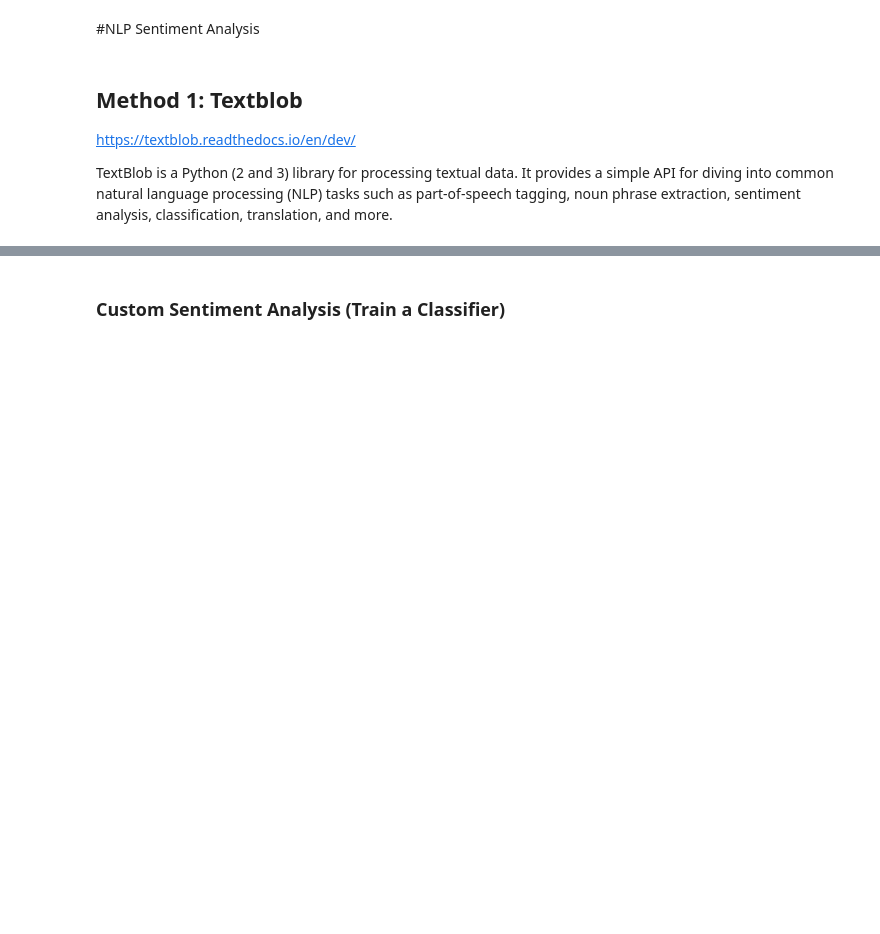
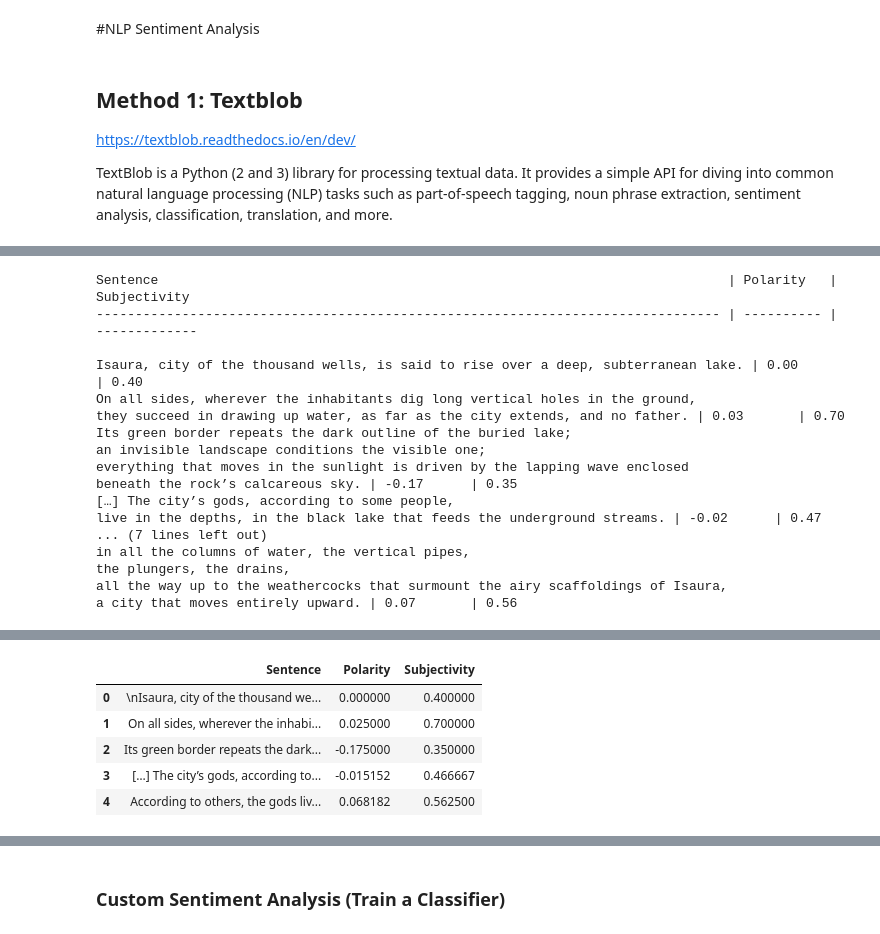
Before and after one commit to WilliamShengYangHuang/RC18_Machine_Learning, a Jupyter notebook: NLP_Sentiment_Analysis.ipynb, the cells around one changed output, grey strips where cells are left out. Cells and saved outputs as stored; diff of their text form; code cells hidden in the pictures; blank space fills up the shorter version.

```diff
--- a/NLP_Sentiment_Analysis.ipynb
+++ b/NLP_Sentiment_Analysis.ipynb
@@ -80,0 +89,70 @@ a city that moves entirely upward. 0.06818181818181818 0.5625
+# %%
+from textblob import TextBlob
+import nltk
+import pandas as pd
+
+nltk.download('punkt')
+
+# 'Isaura' in 'Invisible Cities' by Italo Carlvino
+text = '''
+Isaura, city of the thousand wells, is said to rise over a deep, subterranean lake.
+On all sides, wherever the inhabitants dig long vertical holes in the ground,
+they succeed in drawing up water, as far as the city extends, and no father.
+Its green border repeats the dark outline of the buried lake;
+an invisible landscape conditions the visible one;
+everything that moves in the sunlight is driven by the lapping wave enclosed
+beneath the rock’s calcareous sky. […] The city’s gods, according to some people,
+live in the depths, in the black lake that feeds the underground streams.
+According to others, the gods live in the buckets that rise,
+suspended from a cable, as they appear over the edge of the wells,
+in the revolving pulleys, in the windlasses of the norias, in the pump handles,
+in the blades of the windmills that draw the water up from the drillings,
+in the trestles that support the twisting probes,
+in the reservoirs perched on stilts over the roofs,
+in the slender arches of the aqueducts,
+in all the columns of water, the vertical pipes,
+the plungers, the drains,
+all the way up to the weathercocks that surmount the airy scaffoldings of Isaura,
+a city that moves entirely upward.
+'''
+
+blob = TextBlob(text)
+
+# Print header
+print(f"{'Sentence':<80} | {'Polarity':<10} | {'Subjectivity':<13}")
+
+# Print separator
+print(f"{'-'*80} | {'-'*10} | {'-'*13}")
+
+# Print sentences and their sentiment scores
+for sentence in blob.sentences:
+    print(f"{str(sentence):<80} | {sentence.sentiment.polarity:<10.2f} | {sentence.sentiment.subjectivity:<13.2f}")
+
+# Create an empty DataFrame
+df = pd.DataFrame(columns=['Sentence', 'Polarity', 'Subjectivity'])
+
+for sentence in blob.sentences:
+    # Add the sentence and its sentiment analysis output to the DataFrame
+    new_df = pd.DataFrame({'Sentence': [str(sentence)], 'Polarity': [sentence.sentiment.polarity], 'Subjectivity': [sentence.sentiment.subjectivity]})
+    df = pd.concat([df, new_df], ignore_index=True)
+
+# Preview DataFrame
+df
+# %% [output]
+Sentence                                                                         | Polarity   | Subjectivity
+-------------------------------------------------------------------------------- | ---------- | -------------
+
+Isaura, city of the thousand wells, is said to rise over a deep, subterranean lake. | 0.00       | 0.40
+On all sides, wherever the inhabitants dig long vertical holes in the ground,
+they succeed in drawing up water, as far as the city extends, and no father. | 0.03       | 0.70
+Its green border repeats the dark outline of the buried lake;
+an invisible landscape conditions the visible one;
+everything that moves in the sunlight is driven by the lapping wave enclosed
+beneath the rock’s calcareous sky. | -0.17      | 0.35
+[…] The city’s gods, according to some people,
+live in the depths, in the black lake that feeds the underground streams. | -0.02      | 0.47
+... (7 lines left out)
+in all the columns of water, the vertical pipes,
+the plungers, the drains,
+all the way up to the weathercocks that surmount the airy scaffoldings of Isaura,
+a city that moves entirely upward. | 0.07       | 0.56
@@ -80,0 +161,6 @@ a city that moves entirely upward. 0.06818181818181818 0.5625
+|  | Sentence | Polarity | Subjectivity |
+| 0 | \nIsaura, city of the thousand we... | 0.000000 | 0.400000 |
+| 1 | On all sides, wherever the inhabi... | 0.025000 | 0.700000 |
+| 2 | Its green border repeats the dark... | -0.175000 | 0.350000 |
+| 3 | […] The city’s gods, according to... | -0.015152 | 0.466667 |
+| 4 | According to others, the gods liv... | 0.068182 | 0.562500 |
```
Also changed, not shown: parts of 17 cells of this notebook.
